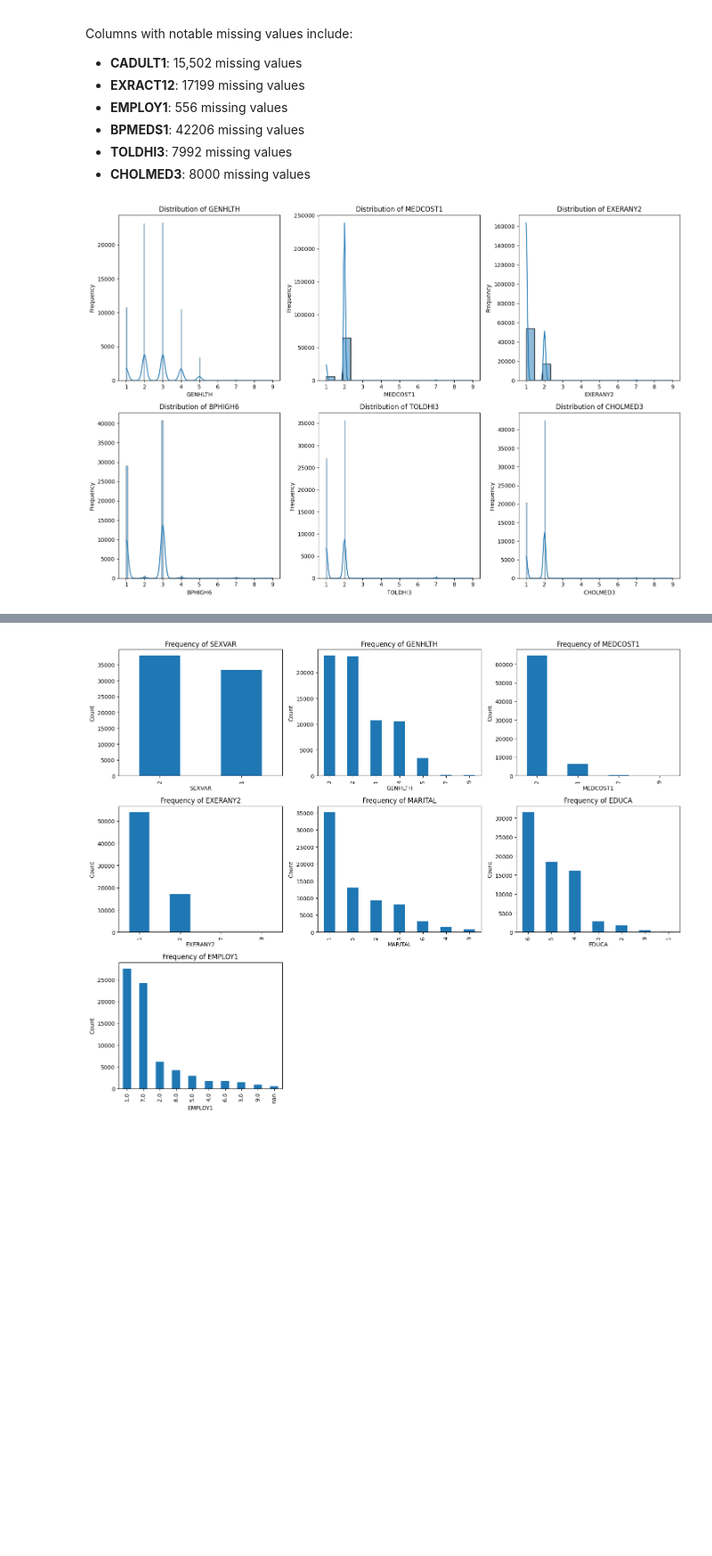
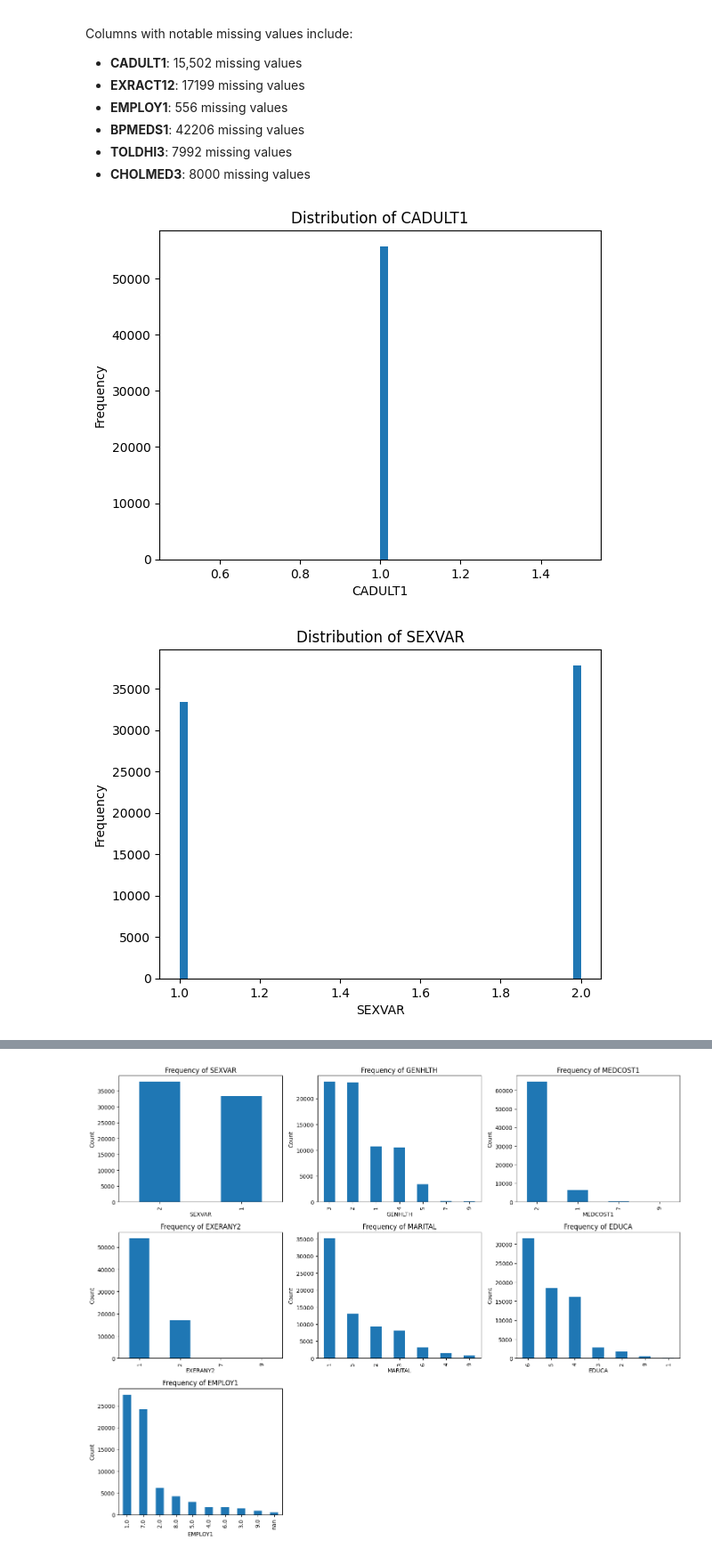
Before and after one commit to Huy1996/Heart-attack-analysis, a Jupyter notebook: heart.ipynb, the cells around one changed output, grey strips where cells are left out. Shown at 89% size. Saved outputs shown, nothing was run; the diff lists cells and outputs as text; code cells hidden in the pictures; blank space fills up the shorter version.

```diff
--- a/heart.ipynb
+++ b/heart.ipynb
@@ -114,20 +140,21 @@ Columns with notable missing values include:
 - **TOLDHI3**: 7992 missing values
 - **CHOLMED3**: 8000 missing values
 # %%
+from math import sqrt
+
 # Setting up the plot style
 plt.style.use('default')
 
 # Plotting distributions for a few selected columns
-plt.figure(figsize=(15, 10))
-cols_to_plot = ['GENHLTH', 'MEDCOST1', 'EXERANY2', 'BPHIGH6', 'TOLDHI3', 'CHOLMED3']
-for i, col in enumerate(cols_to_plot, 1):
-    plt.subplot(2, 3, i)
-    sns.histplot(dataset[col].dropna(), kde=True)
+col_list = ['CADULT1', 'SEXVAR', 'GENHLTH', 'MEDCOST1', 'EXERANY2', 'MARITAL', 'EDUCA', 'EMPLOY1', 'BPHIGH6', 'BPMEDS1', 'TOLDHI3', 'CHOLMED3', 'CVDINFR4']
+
+for col in col_list:
+    bin = (dataset[col].max() - dataset[col].min()) / sqrt(dataset[col].count())
+    plt.hist(dataset[col], bins=50)
     plt.title(f'Distribution of {col}')
     plt.xlabel(col)
     plt.ylabel('Frequency')
-
-plt.tight_layout()
-plt.show()
+    plt.show()
 # %% [output]
-[figure, old version]
+[figure, new version]
+[figure, added]
```
Also changed, not shown: parts of 11 cells of this notebook, 19 other files.
